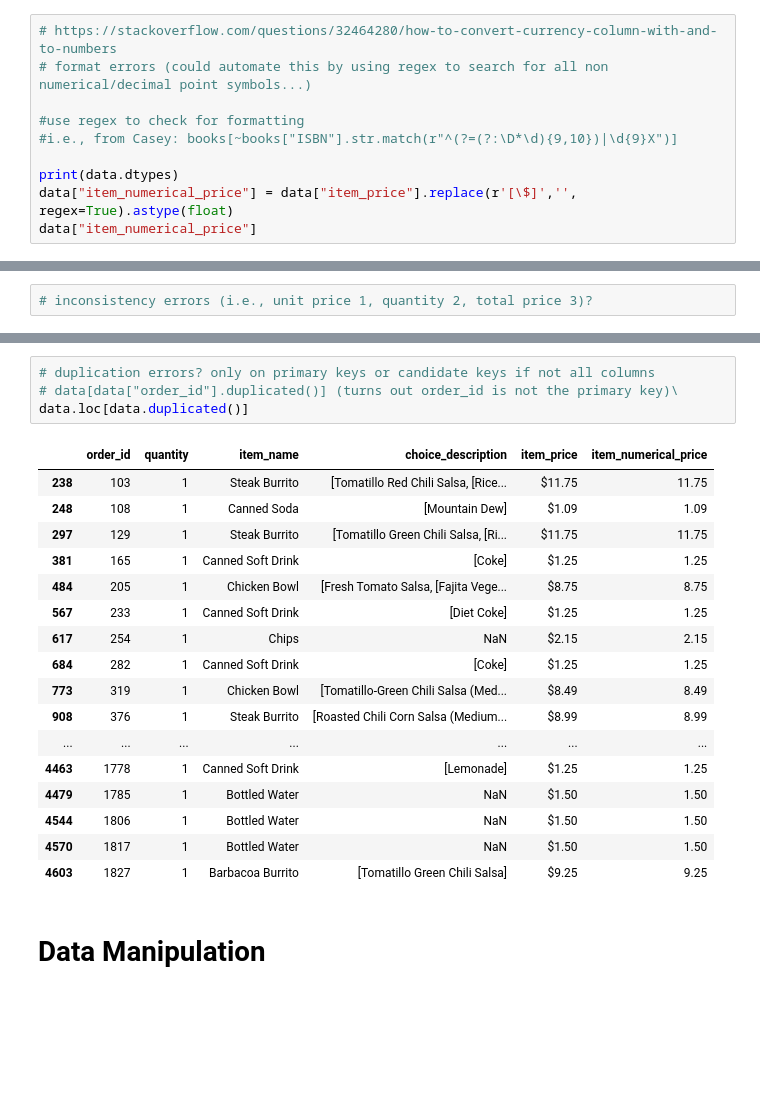
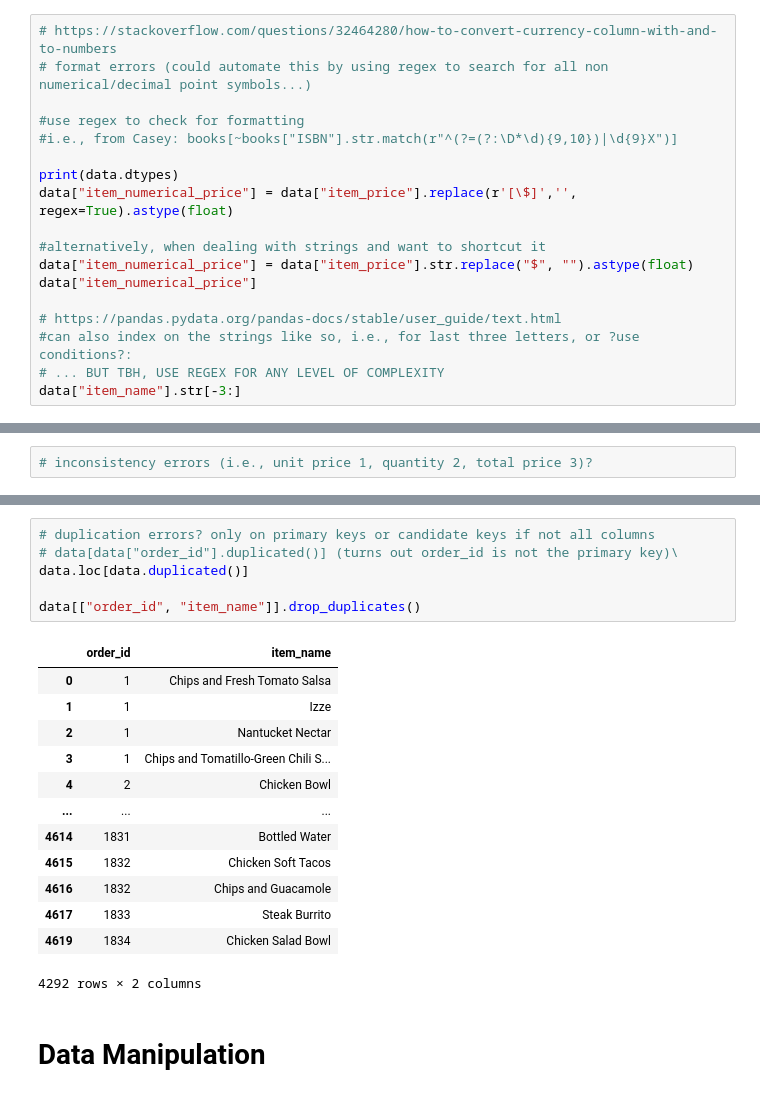
Before and after one commit to anddai/Data-Processing-Cheatsheet, a Jupyter notebook: EDA.ipynb, the cells around one changed output, grey strips where cells are left out. Saved outputs shown, nothing was run; the diff lists cells and outputs as text; blank space fills up the shorter version.

```diff
--- a/EDA.ipynb
+++ b/EDA.ipynb
@@ -87,5 +101,13 @@ dtype: int64
 
 print(data.dtypes)
 data["item_numerical_price"] = data["item_price"].replace(r'[\$]','', regex=True).astype(float)
+
+#alternatively, when dealing with strings and want to shortcut it
+data["item_numerical_price"] = data["item_price"].str.replace("$", "").astype(float)
 data["item_numerical_price"]
+
+# https://pandas.pydata.org/pandas-docs/stable/user_guide/text.html
+#can also index on the strings like so, i.e., for last three letters, or ?use conditions?:
+# ... BUT TBH, USE REGEX FOR ANY LEVEL OF COMPLEXITY
+data["item_name"].str[-3:]
 # %% [output]
@@ -114,25 +154,23 @@ Name: item_numerical_price, Length: 4622, dtype: float64
 # %%
 # duplication errors? only on primary keys or candidate keys if not all columns
 # data[data["order_id"].duplicated()] (turns out order_id is not the primary key)\
 data.loc[data.duplicated()]
+
+data[["order_id", "item_name"]].drop_duplicates()
 # %% [output]
-|  | order_id | quantity | item_name | choice_description | item_price | item_numerical_price |
-| 238 | 103 | 1 | Steak Burrito | [Tomatillo Red Chili Salsa, [Rice... | $11.75 | 11.75 |
-| 248 | 108 | 1 | Canned Soda | [Mountain Dew] | $1.09 | 1.09 |
-| 297 | 129 | 1 | Steak Burrito | [Tomatillo Green Chili Salsa, [Ri... | $11.75 | 11.75 |
-| 381 | 165 | 1 | Canned Soft Drink | [Coke] | $1.25 | 1.25 |
-| 484 | 205 | 1 | Chicken Bowl | [Fresh Tomato Salsa, [Fajita Vege... | $8.75 | 8.75 |
-| 567 | 233 | 1 | Canned Soft Drink | [Diet Coke] | $1.25 | 1.25 |
-| 617 | 254 | 1 | Chips | NaN | $2.15 | 2.15 |
-| 684 | 282 | 1 | Canned Soft Drink | [Coke] | $1.25 | 1.25 |
-| 773 | 319 | 1 | Chicken Bowl | [Tomatillo-Green Chili Salsa (Med... | $8.49 | 8.49 |
-| 908 | 376 | 1 | Steak Burrito | [Roasted Chili Corn Salsa (Medium... | $8.99 | 8.99 |
-| ... | ... | ... | ... | ... | ... | ... |
-| 4463 | 1778 | 1 | Canned Soft Drink | [Lemonade] | $1.25 | 1.25 |
-| 4479 | 1785 | 1 | Bottled Water | NaN | $1.50 | 1.50 |
-| 4544 | 1806 | 1 | Bottled Water | NaN | $1.50 | 1.50 |
-| 4570 | 1817 | 1 | Bottled Water | NaN | $1.50 | 1.50 |
-| 4603 | 1827 | 1 | Barbacoa Burrito | [Tomatillo Green Chili Salsa] | $9.25 | 9.25 |
+|  | order_id | item_name |
+| 0 | 1 | Chips and Fresh Tomato Salsa |
+| 1 | 1 | Izze |
+| 2 | 1 | Nantucket Nectar |
+| 3 | 1 | Chips and Tomatillo-Green Chili S... |
+| 4 | 2 | Chicken Bowl |
+| ... | ... | ... |
+| 4614 | 1831 | Bottled Water |
+| 4615 | 1832 | Chicken Soft Tacos |
+| 4616 | 1832 | Chips and Guacamole |
+| 4617 | 1833 | Steak Burrito |
+| 4619 | 1834 | Chicken Salad Bowl |
+4292 rows × 2 columns
 # %% [markdown]
 # Data Manipulation
 # %%
```
Also changed, not shown: parts of 9 cells of this notebook.
